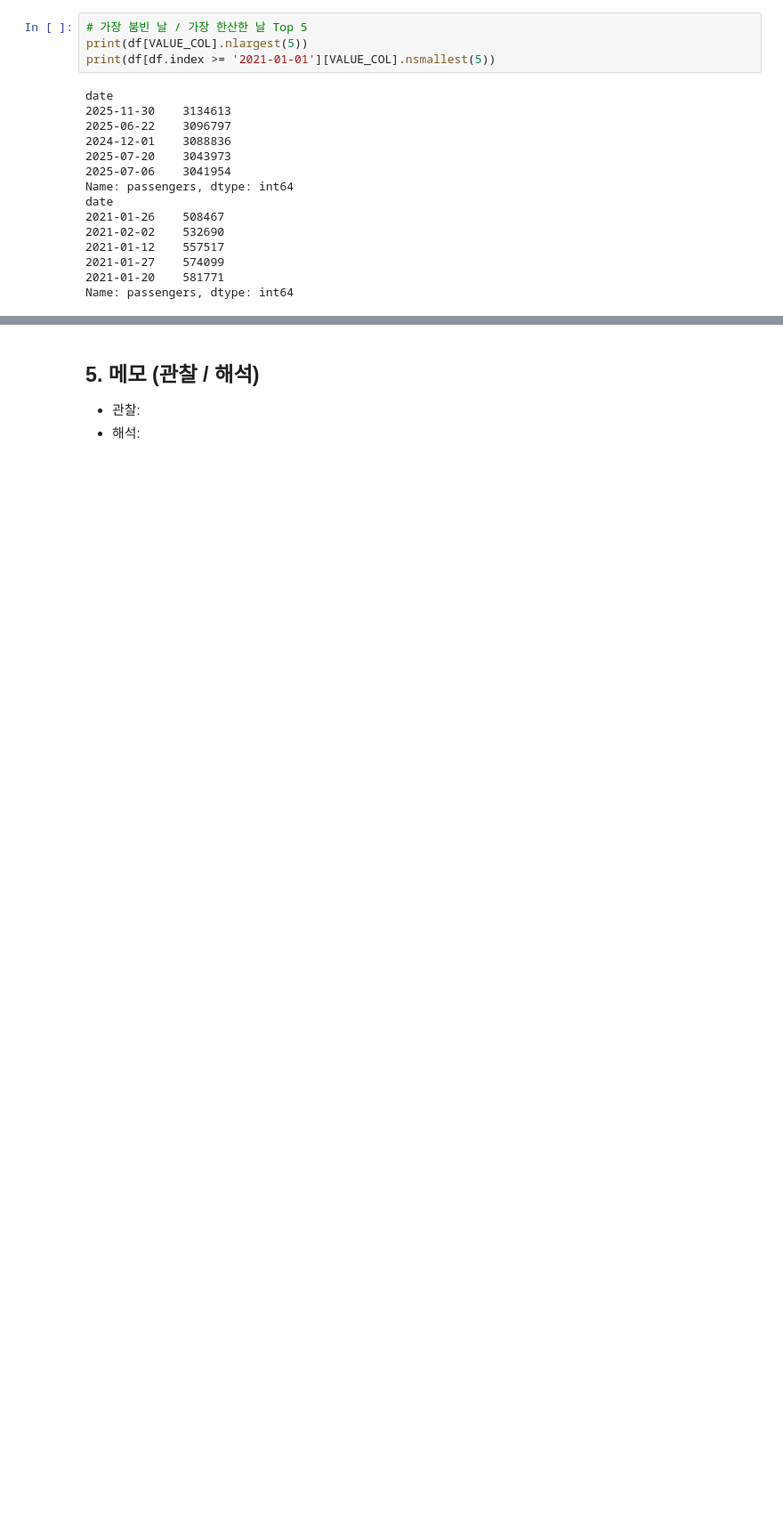
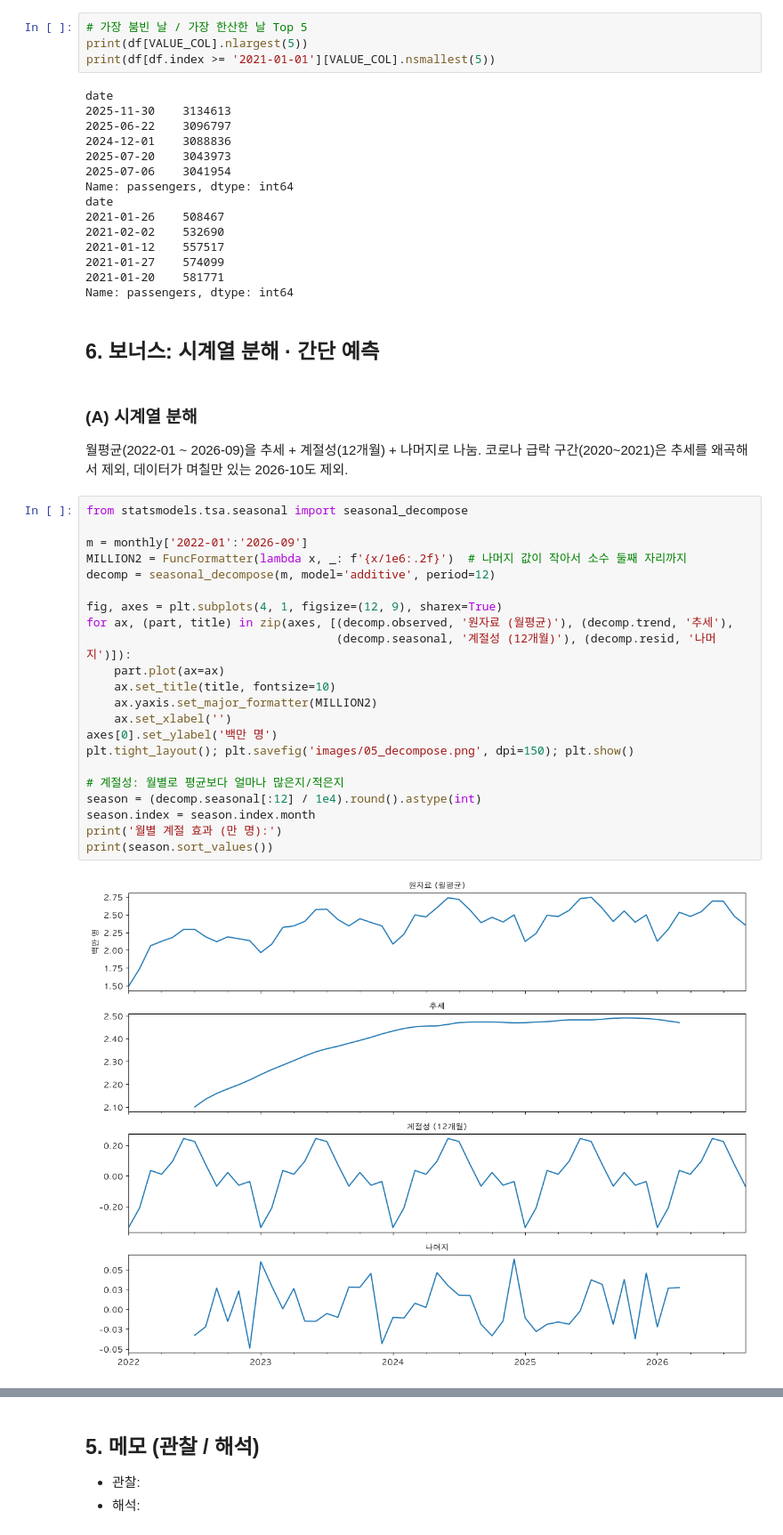
Before and after one commit to ijudge-hub/M-1, a Jupyter notebook: analysis.ipynb, the cells around one changed output, grey strips where cells are left out. Shown at 89% size. Drawn from its saved outputs; the diff is of its cells as text; blank space fills up the shorter version.

```diff
--- a/analysis.ipynb
+++ b/analysis.ipynb
@@ -150,3 +197,34 @@ date
 2021-01-27    574099
 2021-01-20    581771
 Name: passengers, dtype: int64
+# %% [markdown]
+## 6. 보너스: 시계열 분해 · 간단 예측
+# %% [markdown]
+### (A) 시계열 분해
+
+월평균(2022-01 ~ 2026-09)을 추세 + 계절성(12개월) + 나머지로 나눔.
+코로나 급락 구간(2020~2021)은 추세를 왜곡해서 제외, 데이터가 며칠만 있는 2026-10도 제외.
+# %%
+from statsmodels.tsa.seasonal import seasonal_decompose
+
+m = monthly['2022-01':'2026-09']
+MILLION2 = FuncFormatter(lambda x, _: f'{x/1e6:.2f}')  # 나머지 값이 작아서 소수 둘째 자리까지
+decomp = seasonal_decompose(m, model='additive', period=12)
+
+fig, axes = plt.subplots(4, 1, figsize=(12, 9), sharex=True)
+for ax, (part, title) in zip(axes, [(decomp.observed, '원자료 (월평균)'), (decomp.trend, '추세'),
+                                    (decomp.seasonal, '계절성 (12개월)'), (decomp.resid, '나머지')]):
+    part.plot(ax=ax)
+    ax.set_title(title, fontsize=10)
+    ax.yaxis.set_major_formatter(MILLION2)
+    ax.set_xlabel('')
+axes[0].set_ylabel('백만 명')
+plt.tight_layout(); plt.savefig('images/05_decompose.png', dpi=150); plt.show()
+
+# 계절성: 월별로 평균보다 얼마나 많은지/적은지
+season = (decomp.seasonal[:12] / 1e4).round().astype(int)
+season.index = season.index.month
+print('월별 계절 효과 (만 명):')
+print(season.sort_values())
+# %% [output]
+[figure, added]
```
Also changed, not shown: parts of 14 cells of this notebook, 9 other files.
